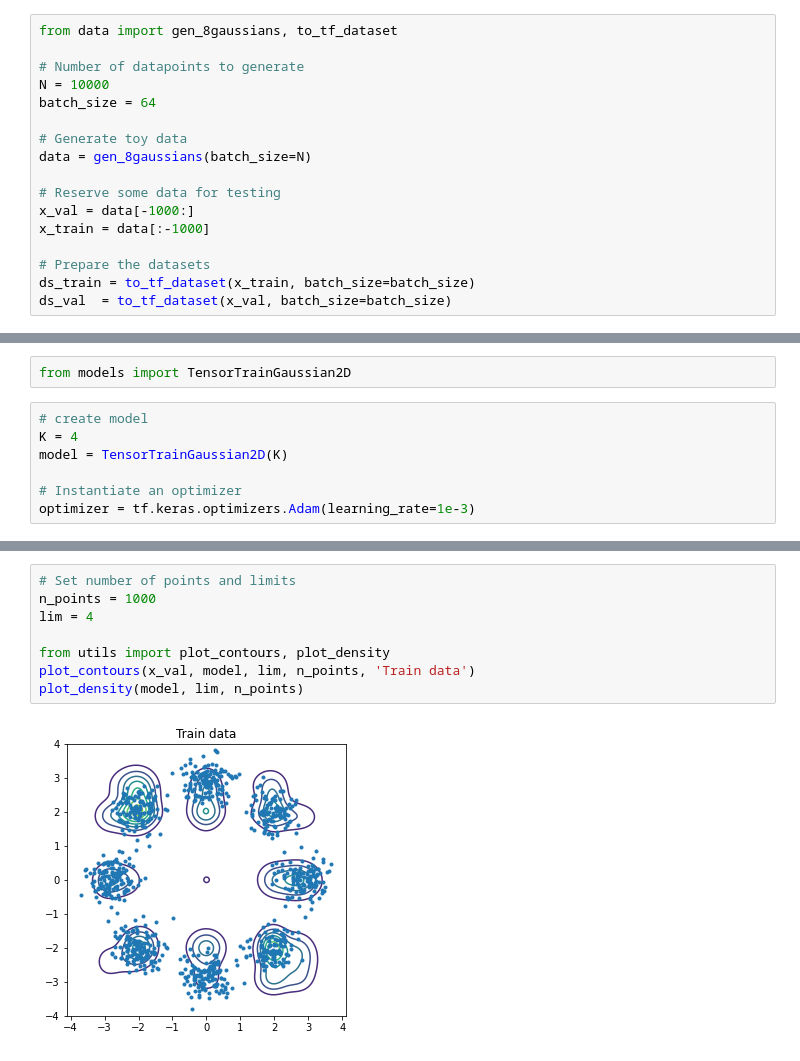
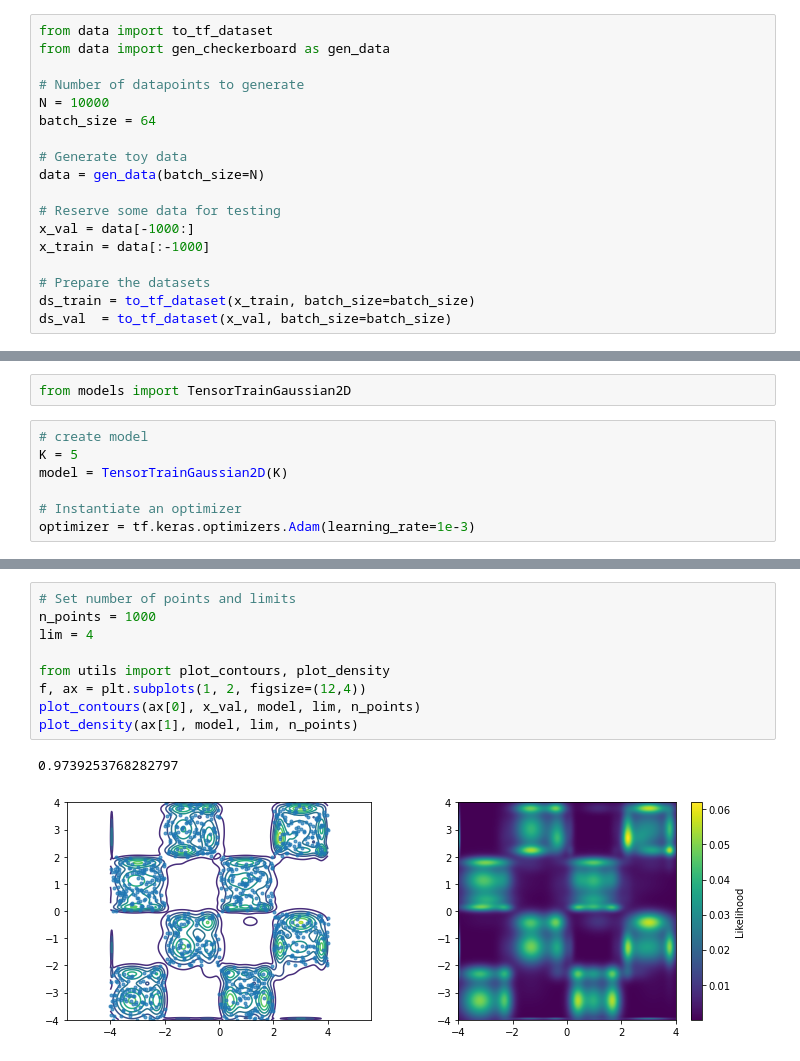
Before and after one commit to simonamtoft/tfde-tfp, a Jupyter notebook: notebooks/2D Gaussian Tensor Train.ipynb, the cells around one changed output, grey strips where cells are left out. Drawn from its saved outputs; the diff is of its cells as text.

```diff
--- a/notebooks/2D Gaussian Tensor Train.ipynb
+++ b/notebooks/2D Gaussian Tensor Train.ipynb
@@ -16,14 +16,15 @@ sys.path.append('../')
 # %% [markdown]
 ## Import Toy data
 # %%
-from data import gen_8gaussians, to_tf_dataset
+from data import to_tf_dataset
+from data import gen_checkerboard as gen_data
 
 # Number of datapoints to generate
 N = 10000
 batch_size = 64
 
 # Generate toy data
-data = gen_8gaussians(batch_size=N)
+data = gen_data(batch_size=N)
 
 # Reserve some data for testing
 x_val = data[-1000:]
@@ -51,7 +52,7 @@ plt.show()
 from models import TensorTrainGaussian2D
 # %%
 # create model
-K = 4
+K = 5
 model = TensorTrainGaussian2D(K)
 
 # Instantiate an optimizer
@@ -96,10 +97,12 @@ Training loss of last batch of epoch 19: 3.4416
 # %%
 # Set number of points and limits
 n_points = 1000
 lim = 4
 
 from utils import plot_contours, plot_density
-plot_contours(x_val, model, lim, n_points, 'Train data')
-plot_density(model, lim, n_points)
+f, ax = plt.subplots(1, 2, figsize=(12,4))
+plot_contours(ax[0], x_val, model, lim, n_points)
+plot_density(ax[1], model, lim, n_points)
 # %% [output]
+0.9739253768282797
-[figure, old version]
+[figure, new version]
```
Also changed, not shown: parts of 3 cells of this notebook.
